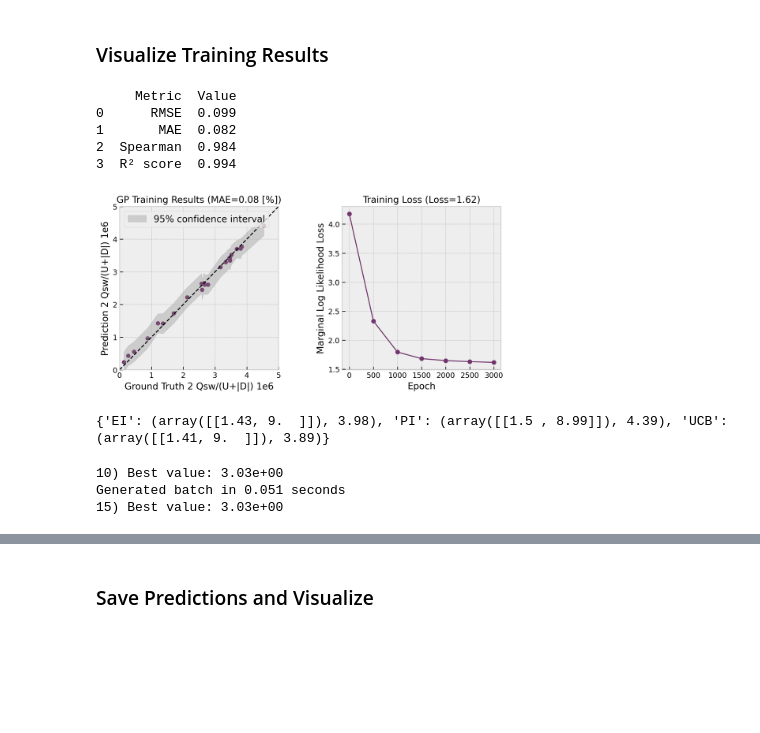
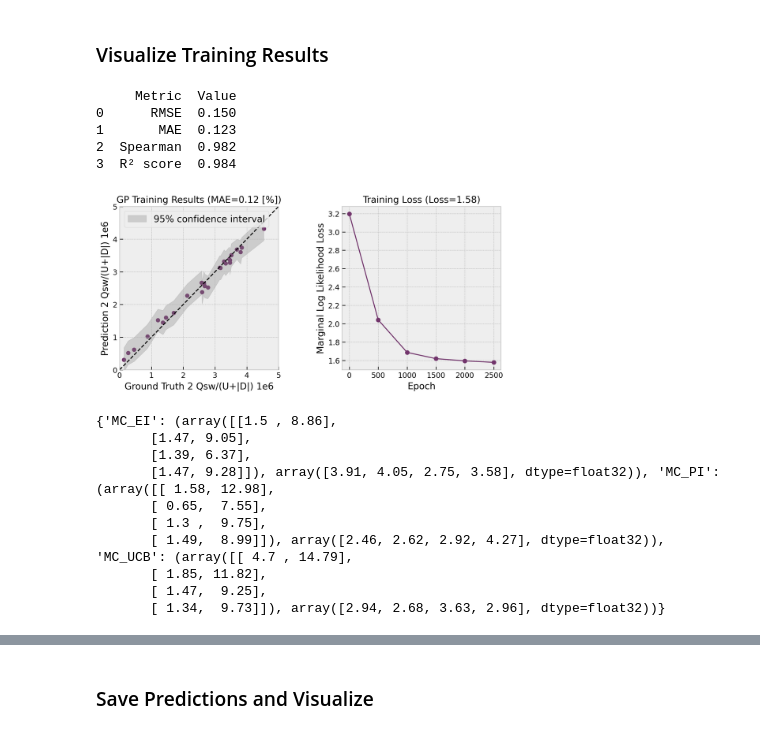
Before and after one commit to vtjong/Bayesian-Optimization-Ferroelectrics, a Jupyter notebook: src/ferro_gp_mle_bo_ax_training.ipynb, the cells around one changed output, grey strips where cells are left out. Cells and saved outputs as stored; diff of their text form; code cells hidden in the pictures; blank space fills up the shorter version.

```diff
--- a/src/ferro_gp_mle_bo_ax_training.ipynb
+++ b/src/ferro_gp_mle_bo_ax_training.ipynb
@@ -34,30 +30,32 @@ from train_eval_plotter import prettyplot, vis_pred, vis_acq, plot_gp_res
 """ Training and hyperparameter search configurations """
 
 parser = argparse.ArgumentParser(description='Ferroelectric GP')
-parser.add_argument('--grid_dim', type=int, default=30, metavar='TR',
+parser.add_argument('--grid_dim', type=int, default=30,
                     help='number of test points per parameter (default: 30)')
-parser.add_argument('--train_flag', type=bool, default=True, metavar='TR',
+parser.add_argument('--train_flag', type=bool, default=True,
                     help='train or load pre-saved model (default: True)')
 parser.add_argument('--matern_nu', type=float, default=0.5,
                     help= "matern nu value (vals: 0.5, 1.5,or 2.5)")
+parser.add_argument('--lengthscale_prior', type=list, default=[1.0, 1.0],
+                    help= "initial lengthscale value")
 parser.add_argument('--train_flag_ls', type=bool, default=True,
                     help= "train lengthscale (default: True)")
 parser.add_argument('--min_ls', type=float, default=3e-2,
                     help= "minimum lengthscale constraint (default: 5e-2)")
-parser.add_argument('--epochs', type=int, default=3000, metavar='N',
+parser.add_argument('--epochs', type=int, default=2500,
                     help='number of epochs to train (default: 2500)')
 parser.add_argument('--lr', type=float, default=0.003, metavar='LR',
                     help='learning rate (default: 0.003)')
-parser.add_argument('--seed', type=int, default=1, metavar='S',
+parser.add_argument('--seed', type=int, default=1,
                     help='random seed (default: 1)')
 parser.add_argument('--gpus', default=0,
                     help='number gpus used for training - e.g 0,1,3')
-parser.add_argument('--log-interval', type=int, default=1000, metavar='N',
+parser.add_argument('--log-interval', type=int, default=500,
                     help='how many epochs to wait before logging training status')
 parser.add_argument('--wandb', action='store_true', default=True,
                     help='enables wandb logger')
-parser.add_argument("--mc_ax_flag",type=bool, default=False,
-                    help= "mc or analytic acquisition (default: False)")
+parser.add_argument("--mc_an_flag",type=str, default="mc",
+                    help= "mc or analytic acquisition (default: 'mc')")
 args = parser.parse_args("")
 
 # Set random seed to reproduce results
@@ -88,16 +86,6 @@ def display_data(fe_data):
     fig.update_layout(template="ggplot2")
     fig.update_layout(width = 800, height=800)
     fig.show()
-# %%
-""" Torch-compatible class for scaling and inverse_scaling """
-
-class MinMaxScalerTorch(MinMaxScaler):
-    def fit(self, X, y=None):
-        return super().fit(X, y)
-    def transform(self, X):
-        return torch.Tensor(super().transform(X))
-    def fit_transform(self, X, y=None, **fit_params):
-        return torch.Tensor(super().fit_transform(X, y, **fit_params))
 # %%
 """ Create dataset """
 
@@ -148,12 +142,8 @@ class Config():
         self.epochs = args.epochs
         self.kernel = "matern"
         self.lr = args.lr
-        self.lscale_1 = 1.0
-        self.lscale_2 = 1.0
-        self.lscale_3 = None
-        self.lscale_4 = None
         self.dim = 2
-        self.noise = 0.1
+        self.noise = 0.15
 
 config = Config()
 # %%
@@ -176,10 +166,8 @@ def make_model(train_x, train_y, num_params, config):
     [make_model(train_x, train_y, num_params, config)] returns likelihood and
     model with lengthscale, noise, kernel function specified by sweeps.
     """
-    if config.dim == 2:
-        lscale = [config.lscale_1, config.lscale_2]
-    elif config.dim == 4:
-        lscale = [config.lscale_1, config.lscale_2, config.lscale_3, config.lscale_4]
+
+    lscale = args.lengthscale_prior
     kernel = kernel_func(config.kernel, num_params, lscale)
 
     print(kernel)
@@ -276,21 +266,20 @@ ScaleKernel(
 # %%
 warnings.filterwarnings("ignore",  # suppress training warnings
                         category=gpytorch.utils.warnings.GPInputWarning)
 
-round_three = lambda val: np.round(val, 3)
 model.eval(), likelihood.eval()
 f_obj = model(train_x)
 y_preds, f_var = likelihood(f_obj), f_obj.variance
 
 with torch.no_grad(): y_preds_mean, f_var = y_preds.mean.numpy(), np.sqrt(f_var).numpy()
 plot_gp_res(train_y, y_preds_mean, loss_lst, f_var)
 # %% [output]
      Metric  Value
-0      RMSE  0.099
-1       MAE  0.082
-2  Spearman  0.984
-3  R² score  0.994
+0      RMSE  0.150
+1       MAE  0.123
+2  Spearman  0.982
+3  R² score  0.984
-[figure, old version]
+[figure, new version]
 # %%
 # Analytic ax aquisition single suggestion EI, PI, UCB
 from botorch.acquisition import ExpectedImprovement as EI
@@ -313,15 +302,13 @@ def get_y_pred_mean(acq_pt, q):
     y_pred_mean = likelihood(model(acq_pt)).mean.detach().numpy()
     return np.round(y_pred_mean.item(),2) if q==1 else np.round(y_pred_mean,2)
 
-if not args.mc_ax_flag:
+if args.mc_an_flag == "an":
     f_acqs = [EI(model, y_max), PI(model, y_max), UCB(model, beta)]
     acqs_pts = [opt_acqf_config(f_acq, q) for f_acq in f_acqs]
     acqs_vals = [(get_x_pred(acq_pt), get_y_pred_mean(acq_pt, q)) for acq_pt in acqs_pts]
 
     acqs = {k:v for k,v in zip(["EI", "PI", "UCB"], acqs_vals)}
     print(acqs)
-# %% [output]
-{'EI': (array([[1.43, 9.  ]]), 3.98), 'PI': (array([[1.5 , 8.99]]), 4.39), 'UCB': (array([[1.41, 9.  ]]), 3.89)}
 # %%
 # Monte Carlo ax aquisitions (qEI, qPI, qUCB)
 from botorch.acquisition import qExpectedImprovement as qEI
@@ -329,11 +316,9 @@ from botorch.acquisition import qProbabilityOfImprovement as qPI
 from botorch.acquisition import qUpperConfidenceBound as qUCB
 from botorch.sampling import SobolQMCNormalSampler
 
-if args.mc_ax_flag:
-    torch.manual_seed(seed=0)  # to keep the restart conditions the same
+if args.mc_an_flag == "mc":
     q = 4
-
-    sampler = SobolQMCNormalSampler(sample_shape=torch.Size([1024]), seed=0)
+    sampler = SobolQMCNormalSampler(sample_shape=torch.Size([1024]), seed=args.seed)
 
     f_acqs_mc = [qEI(model, y_max, sampler), qPI(model, y_max, sampler), qUCB(model, beta, sampler)]
     acqs_pts_mc = [opt_acqf_config(f_acq_mc, q) for f_acq_mc in f_acqs_mc]
@@ -341,3 +326,14 @@ if args.mc_ax_flag:
 
     acqs_mc = {k:v for k,v in zip(["MC_EI", "MC_PI", "MC_UCB"], acqs_vals_mc)}
     print(acqs_mc)
+# %% [output]
+{'MC_EI': (array([[1.5 , 8.86],
+       [1.47, 9.05],
+       [1.39, 6.37],
+       [1.47, 9.28]]), array([3.91, 4.05, 2.75, 3.58], dtype=float32)), 'MC_PI': (array([[ 1.58, 12.98],
+       [ 0.65,  7.55],
+       [ 1.3 ,  9.75],
+       [ 1.49,  8.99]]), array([2.46, 2.62, 2.92, 4.27], dtype=float32)), 'MC_UCB': (array([[ 4.7 , 14.79],
+       [ 1.85, 11.82],
+       [ 1.47,  9.25],
+       [ 1.34,  9.73]]), array([2.94, 2.68, 3.63, 2.96], dtype=float32))}
@@ -448,6 +339,0 @@ N_CAND_CHOL = 10_000 if not SMOKE_TEST else 10
-# %%
-X_ciq, Y_ciq = run_optimization("ciq", N_CAND, use_keops=USE_KEOPS, **shared_args)
-# %% [output]
-10) Best value: 3.03e+00
-Generated batch in 0.051 seconds
-15) Best value: 3.03e+00
```
Also changed, not shown: parts of 12 cells of this notebook, 7 other files.
